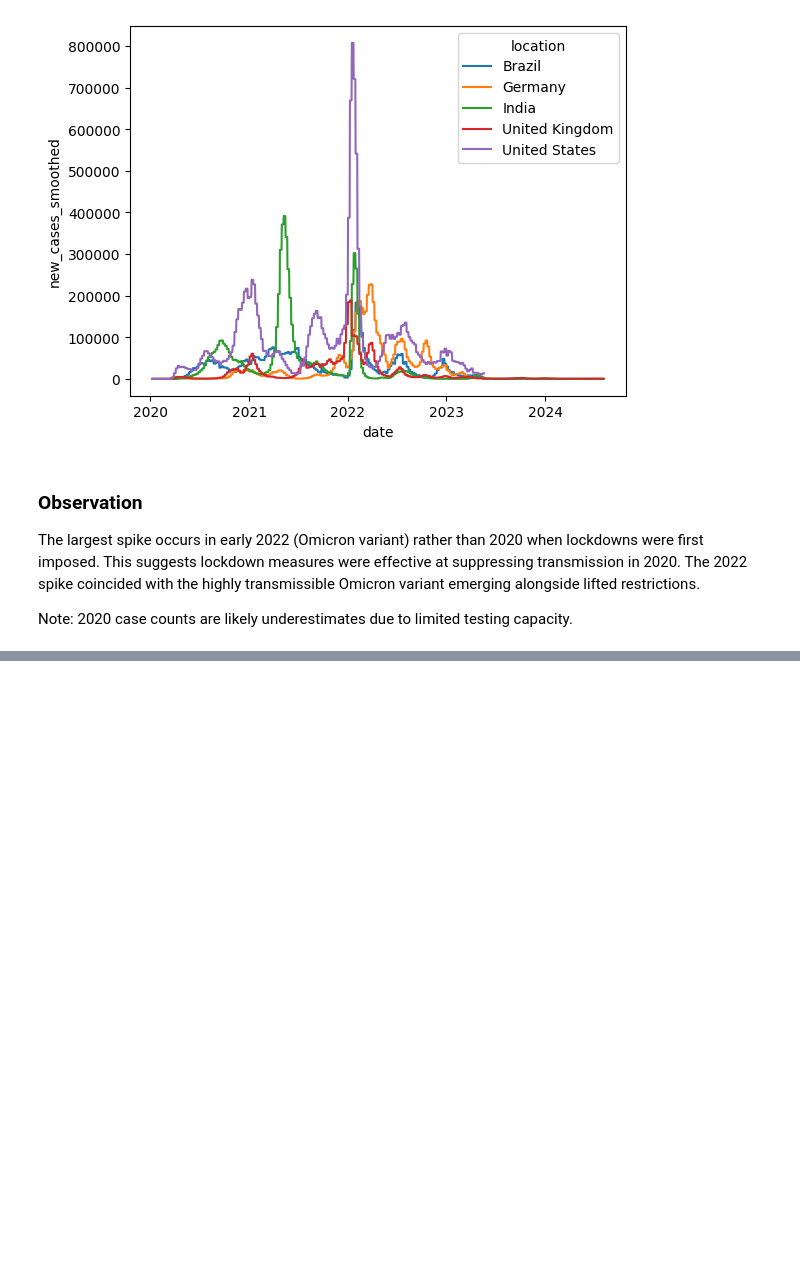
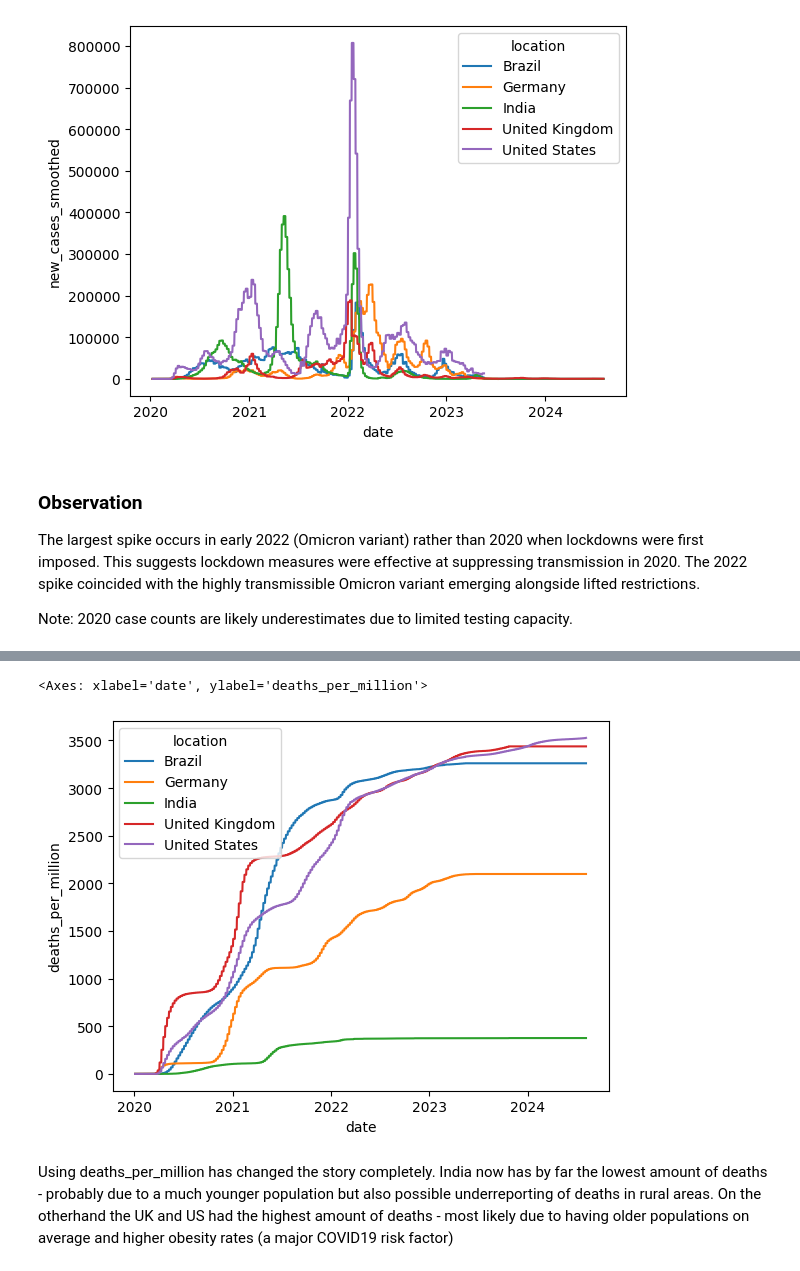
Before and after one commit to ellakmb/covid-epidemic-modelling-, a Jupyter notebook: notebooks/01_data_exploration.ipynb, the cells around one changed output, grey strips where cells are left out. Saved outputs shown, nothing was run; the diff lists cells and outputs as text; code cells hidden in the pictures; blank space fills up the shorter version.

```diff
--- a/notebooks/01_data_exploration.ipynb
+++ b/notebooks/01_data_exploration.ipynb
@@ -125,0 +139,8 @@ Note: 2020 case counts are likely underestimates due to limited testing capacity
+# %%
+df_countries['deaths_per_million'] = df_countries['total_deaths'] / df_countries['population'] * 1000000
+sns.lineplot(data=df_countries, x='date', y='deaths_per_million', hue='location')
+# %% [output]
+<Axes: xlabel='date', ylabel='deaths_per_million'>
+[figure, added]
+# %% [markdown]
+Using deaths_per_million has changed the story completely. India now has by far the lowest amount of deaths - probably due to a much younger population but also possible underreporting of deaths in rural areas. On the otherhand the UK and US had the highest amount of deaths - most likely due to having older populations on average and higher obesity rates (a major COVID19 risk factor)
```
Also changed, not shown: parts of 4 cells of this notebook.
